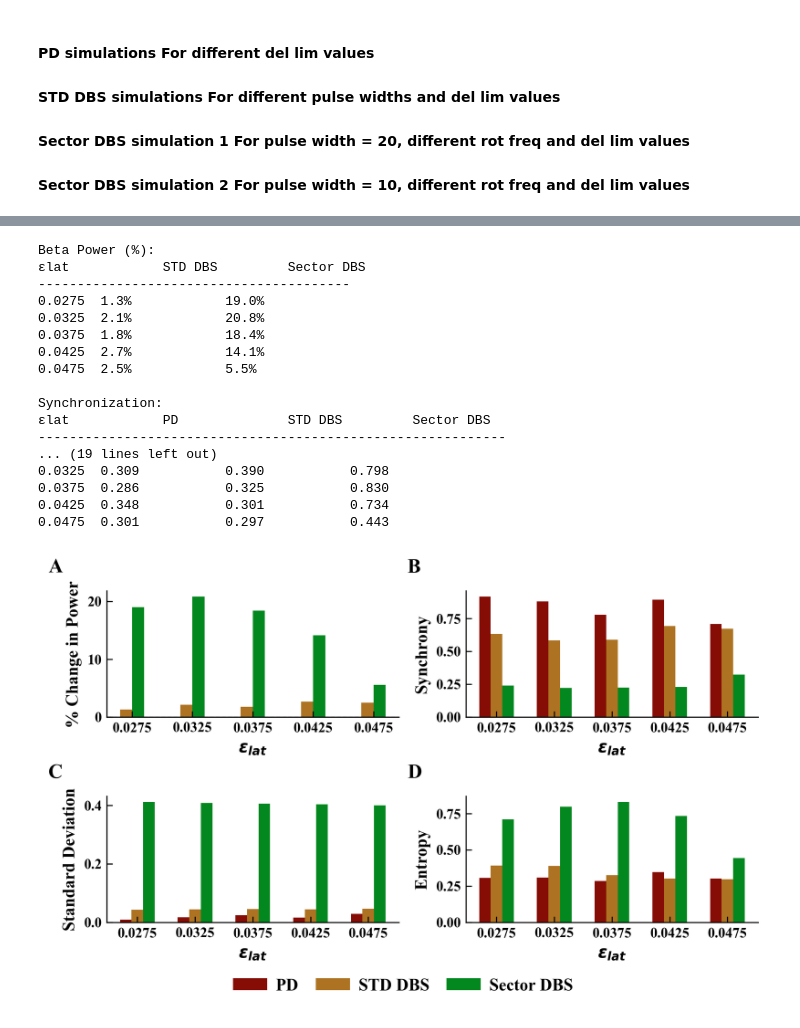
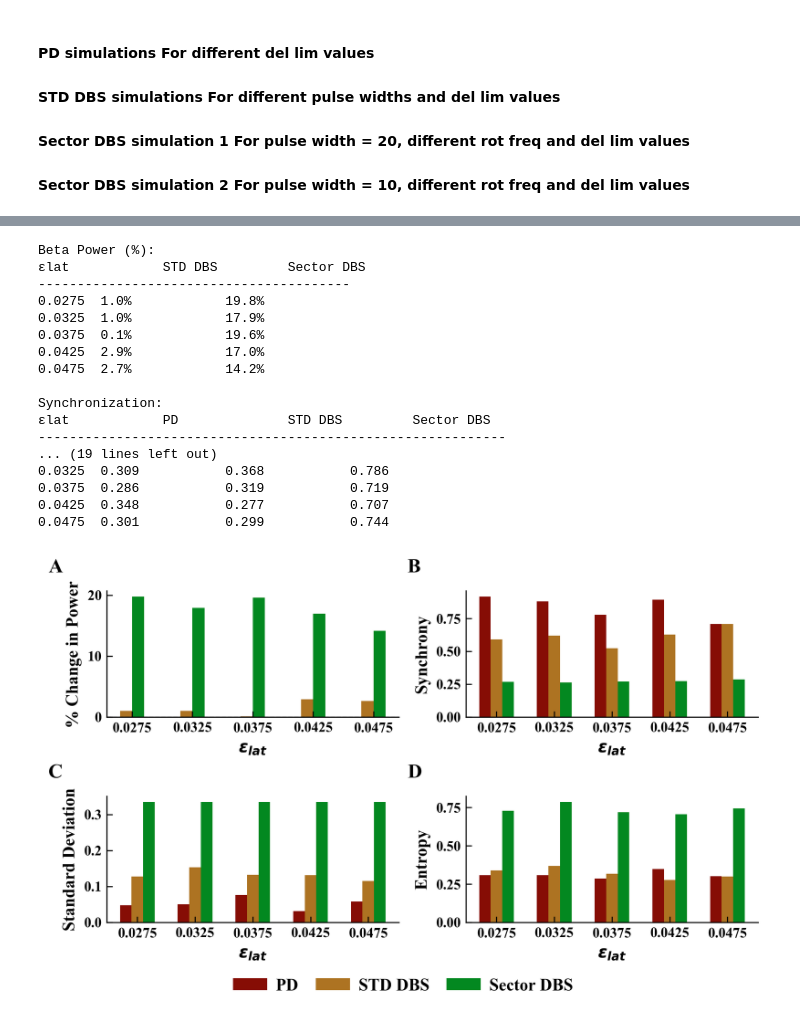
Before and after one commit to CharithaPalika/RotationalDeepBrainStimulation, a Jupyter notebook: results/stn_gpe_system/comparative_plots.ipynb, the cells around one changed output, grey strips where cells are left out. Drawn from its saved outputs; the diff is of its cells as text; code cells hidden in the pictures.

```diff
--- a/results/stn_gpe_system/comparative_plots.ipynb
+++ b/results/stn_gpe_system/comparative_plots.ipynb
@@ -91,8 +91,10 @@ def filter_array(input_array, indexes):
 # %%
 PD_FILE_PATH = os.path.join(project_root, 'results', 'stn_gpe_system', 'data', 'PD', 'processed_data.pkl')
 STD_DBS_FILE_PATH = os.path.join(project_root, 'results', 'stn_gpe_system', 'data', 'std_DBS', 'processed_data.pkl')
-SECTOR_DBS_FILE_PATH_PD20 = os.path.join(project_root, 'results', 'stn_gpe_system', 'data', 'sector_DBS', 'processed_data_PI_20.pkl')
+SECTOR_DBS_FILE_PATH_PW20 = os.path.join(project_root, 'results', 'stn_gpe_system', 'data', 'sector_DBS', 'processed_data_PI_20.pkl')
 SECTOR_DBS_FILE_PATH_PW10 = os.path.join(project_root, 'results', 'stn_gpe_system', 'data', 'sector_DBS', 'processed_data_PI_10.pkl')
+SECTOR_DBS_FILE_PATH_PW20_LOW_FREQ = os.path.join(project_root, 'results', 'stn_gpe_system', 'data', 'sector_DBS', 'processed_data_PI_20_vlow_freq_high_amp.pkl')
+SECTOR_DBS_FILE_PATH_PW10_LOW_FREQ = os.path.join(project_root, 'results', 'stn_gpe_system', 'data', 'sector_DBS', 'processed_data_PI_10_vlow_freq.pkl')
 
 LAT_STRENGTH_ARR = np.linspace(0.0275, 0.05, 10)
 
@@ -167,41 +220,64 @@ STD_DEV_Processed_SECTOR_DBS_PW20_ROT20 = np.array([SECTOR_DBS_DATA_PW20['STD_DE
 # Power in beta peak 1
 # ENTROPY DATA
 POWER_BETA_1_PD = np.array([PD_DATA['POWER_BETA_PD_1']['PD'][i] for i in list(PD_DATA['POWER_BETA_PD_1']['PD'].keys())])
+
 POWER_BETA_1_STD_DBS_PW10 = np.array([STD_DBS_DATA['POWER_BETA_STD_DBS_1']['STD_DBS_10'][i] for i in list(STD_DBS_DATA['POWER_BETA_STD_DBS_1']['STD_DBS_10'].keys())])
 POWER_BETA_1_SECTOR_DBS_PW10_ROT5 = np.array([SECTOR_DBS_DATA_PW10['POWER_BETA_SECTOR_DBS_1']['SECTOR_DBS_5'][i] for i in list(SECTOR_DBS_DATA_PW10['POWER_BETA_SECTOR_DBS_1']['SECTOR_DBS_5'].keys())])
 POWER_BETA_1_SECTOR_DBS_PW10_ROT10 = np.array([SECTOR_DBS_DATA_PW10['POWER_BETA_SECTOR_DBS_1']['SECTOR_DBS_10'][i] for i in list(SECTOR_DBS_DATA_PW10['POWER_BETA_SECTOR_DBS_1']['SECTOR_DBS_5'].keys())])
 POWER_BETA_1_SECTOR_DBS_PW10_ROT20 = np.array([SECTOR_DBS_DATA_PW10['POWER_BETA_SECTOR_DBS_1']['SECTOR_DBS_20'][i] for i in list(SECTOR_DBS_DATA_PW10['POWER_BETA_SECTOR_DBS_1']['SECTOR_DBS_5'].keys())])
+POWER_BETA_1_SECTOR_DBS_PW10_ROT0_5 = np.array([SECTOR_DBS_DATA_PW10_LOW_FREQ['POWER_BETA_SECTOR_DBS_1']['SECTOR_DBS_0_5'][i] for i in list(SECTOR_DBS_DATA_PW10_LOW_FREQ['POWER_BETA_SECTOR_DBS_1']['SECTOR_DBS_0_5'].keys())])
+POWER_BETA_1_SECTOR_DBS_PW10_ROT1 = np.array([SECTOR_DBS_DATA_PW10_LOW_FREQ['POWER_BETA_SECTOR_DBS_1']['SECTOR_DBS_1'][i] for i in list(SECTOR_DBS_DATA_PW10_LOW_FREQ['POWER_BETA_SECTOR_DBS_1']['SECTOR_DBS_0_5'].keys())])
+POWER_BETA_1_SECTOR_DBS_PW10_ROT2 = np.array([SECTOR_DBS_DATA_PW10_LOW_FREQ['POWER_BETA_SECTOR_DBS_1']['SECTOR_DBS_2'][i] for i in list(SECTOR_DBS_DATA_PW10_LOW_FREQ['POWER_BETA_SECTOR_DBS_1']['SECTOR_DBS_0_5'].keys())])
+
 
 POWER_BETA_1_STD_DBS_PW20 = np.array([STD_DBS_DATA['POWER_BETA_STD_DBS_1']['STD_DBS_20'][i] for i in list(STD_DBS_DATA['POWER_BETA_STD_DBS_1']['STD_DBS_20'].keys())])
 POWER_BETA_1_SECTOR_DBS_PW20_ROT5 = np.array([SECTOR_DBS_DATA_PW20['POWER_BETA_SECTOR_DBS_1']['SECTOR_DBS_5'][i] for i in list(SECTOR_DBS_DATA_PW20['POWER_BETA_SECTOR_DBS_1']['SECTOR_DBS_5'].keys())])
 POWER_BETA_1_SECTOR_DBS_PW20_ROT10 = np.array([SECTOR_DBS_DATA_PW20['POWER_BETA_SECTOR_DBS_1']['SECTOR_DBS_10'][i] for i in list(SECTOR_DBS_DATA_PW20['POWER_BETA_SECTOR_DBS_1']['SECTOR_DBS_5'].keys())])
 POWER_BETA_1_SECTOR_DBS_PW20_ROT20 = np.array([SECTOR_DBS_DATA_PW20['POWER_BETA_SECTOR_DBS_1']['SECTOR_DBS_20'][i] for i in list(SECTOR_DBS_DATA_PW20['POWER_BETA_SECTOR_DBS_1']['SECTOR_DBS_5'].keys())])
+POWER_BETA_1_SECTOR_DBS_PW20_ROT0_5 = np.array([SECTOR_DBS_DATA_PW20_LOW_FREQ['POWER_BETA_SECTOR_DBS_1']['SECTOR_DBS_0_5'][i] for i in list(SECTOR_DBS_DATA_PW20_LOW_FREQ['POWER_BETA_SECTOR_DBS_1']['SECTOR_DBS_0_5'].keys())])
+POWER_BETA_1_SECTOR_DBS_PW20_ROT1 = np.array([SECTOR_DBS_DATA_PW20_LOW_FREQ['POWER_BETA_SECTOR_DBS_1']['SECTOR_DBS_1'][i] for i in list(SECTOR_DBS_DATA_PW20_LOW_FREQ['POWER_BETA_SECTOR_DBS_1']['SECTOR_DBS_0_5'].keys())])
+POWER_BETA_1_SECTOR_DBS_PW20_ROT2 = np.array([SECTOR_DBS_DATA_PW20_LOW_FREQ['POWER_BETA_SECTOR_DBS_1']['SECTOR_DBS_2'][i] for i in list(SECTOR_DBS_DATA_PW20_LOW_FREQ['POWER_BETA_SECTOR_DBS_1']['SECTOR_DBS_0_5'].keys())])
 
 
 # Power in beta peak 2
 POWER_BETA_2_PD = np.array([PD_DATA['POWER_BETA_PD_2']['PD'][i] for i in list(PD_DATA['POWER_BETA_PD_2']['PD'].keys())])
+
 POWER_BETA_2_STD_DBS_PW10 = np.array([STD_DBS_DATA['POWER_BETA_STD_DBS_2']['STD_DBS_10'][i] for i in list(STD_DBS_DATA['POWER_BETA_STD_DBS_2']['STD_DBS_10'].keys())])
 POWER_BETA_2_SECTOR_DBS_PW10_ROT5 = np.array([SECTOR_DBS_DATA_PW10['POWER_BETA_SECTOR_DBS_2']['SECTOR_DBS_5'][i] for i in list(SECTOR_DBS_DATA_PW10['POWER_BETA_SECTOR_DBS_2']['SECTOR_DBS_5'].keys())])
 POWER_BETA_2_SECTOR_DBS_PW10_ROT10 = np.array([SECTOR_DBS_DATA_PW10['POWER_BETA_SECTOR_DBS_2']['SECTOR_DBS_10'][i] for i in list(SECTOR_DBS_DATA_PW10['POWER_BETA_SECTOR_DBS_2']['SECTOR_DBS_5'].keys())])
 POWER_BETA_2_SECTOR_DBS_PW10_ROT20 = np.array([SECTOR_DBS_DATA_PW10['POWER_BETA_SECTOR_DBS_2']['SECTOR_DBS_20'][i] for i in list(SECTOR_DBS_DATA_PW10['POWER_BETA_SECTOR_DBS_2']['SECTOR_DBS_5'].keys())])
+POWER_BETA_2_SECTOR_DBS_PW10_ROT0_5 = np.array([SECTOR_DBS_DATA_PW10_LOW_FREQ['POWER_BETA_SECTOR_DBS_2']['SECTOR_DBS_0_5'][i] for i in list(SECTOR_DBS_DATA_PW10_LOW_FREQ['POWER_BETA_SECTOR_DBS_2']['SECTOR_DBS_0_5'].keys())])
+POWER_BETA_2_SECTOR_DBS_PW10_ROT1 = np.array([SECTOR_DBS_DATA_PW10_LOW_FREQ['POWER_BETA_SECTOR_DBS_2']['SECTOR_DBS_1'][i] for i in list(SECTOR_DBS_DATA_PW10_LOW_FREQ['POWER_BETA_SECTOR_DBS_2']['SECTOR_DBS_0_5'].keys())])
+POWER_BETA_2_SECTOR_DBS_PW10_ROT2 = np.array([SECTOR_DBS_DATA_PW10_LOW_FREQ['POWER_BETA_SECTOR_DBS_2']['SECTOR_DBS_2'][i] for i in list(SECTOR_DBS_DATA_PW10_LOW_FREQ['POWER_BETA_SECTOR_DBS_2']['SECTOR_DBS_0_5'].keys())])
 
 POWER_BETA_2_STD_DBS_PW20 = np.array([STD_DBS_DATA['POWER_BETA_STD_DBS_2']['STD_DBS_20'][i] for i in list(STD_DBS_DATA['POWER_BETA_STD_DBS_2']['STD_DBS_20'].keys())])
 POWER_BETA_2_SECTOR_DBS_PW20_ROT5 = np.array([SECTOR_DBS_DATA_PW20['POWER_BETA_SECTOR_DBS_2']['SECTOR_DBS_5'][i] for i in list(SECTOR_DBS_DATA_PW20['POWER_BETA_SECTOR_DBS_2']['SECTOR_DBS_5'].keys())])
 POWER_BETA_2_SECTOR_DBS_PW20_ROT10 = np.array([SECTOR_DBS_DATA_PW20['POWER_BETA_SECTOR_DBS_2']['SECTOR_DBS_10'][i] for i in list(SECTOR_DBS_DATA_PW20['POWER_BETA_SECTOR_DBS_2']['SECTOR_DBS_5'].keys())])
 POWER_BETA_2_SECTOR_DBS_PW20_ROT20 = np.array([SECTOR_DBS_DATA_PW20['POWER_BETA_SECTOR_DBS_2']['SECTOR_DBS_20'][i] for i in list(SECTOR_DBS_DATA_PW20['POWER_BETA_SECTOR_DBS_2']['SECTOR_DBS_5'].keys())])
+POWER_BETA_2_SECTOR_DBS_PW20_ROT0_5 = np.array([SECTOR_DBS_DATA_PW20_LOW_FREQ['POWER_BETA_SECTOR_DBS_2']['SECTOR_DBS_0_5'][i] for i in list(SECTOR_DBS_DATA_PW20_LOW_FREQ['POWER_BETA_SECTOR_DBS_2']['SECTOR_DBS_0_5'].keys())])
+POWER_BETA_2_SECTOR_DBS_PW20_ROT1 = np.array([SECTOR_DBS_DATA_PW20_LOW_FREQ['POWER_BETA_SECTOR_DBS_2']['SECTOR_DBS_1'][i] for i in list(SECTOR_DBS_DATA_PW20_LOW_FREQ['POWER_BETA_SECTOR_DBS_2']['SECTOR_DBS_0_5'].keys())])
+POWER_BETA_2_SECTOR_DBS_PW20_ROT2 = np.array([SECTOR_DBS_DATA_PW20_LOW_FREQ['POWER_BETA_SECTOR_DBS_2']['SECTOR_DBS_2'][i] for i in list(SECTOR_DBS_DATA_PW20_LOW_FREQ['POWER_BETA_SECTOR_DBS_2']['SECTOR_DBS_0_5'].keys())])
 
 
 # Power in beta overall
 POWER_BETA_PD = np.array([PD_DATA['POWER_BETA_PD']['PD'][i] for i in list(PD_DATA['POWER_BETA_PD']['PD'].keys())])
+
 POWER_BETA_STD_DBS_PW10 = np.array([STD_DBS_DATA['POWER_BETA_STD_DBS']['STD_DBS_10'][i] for i in list(STD_DBS_DATA['POWER_BETA_STD_DBS']['STD_DBS_10'].keys())])
 POWER_BETA_SECTOR_DBS_PW10_ROT5 = np.array([SECTOR_DBS_DATA_PW10['POWER_BETA_SECTOR_DBS']['SECTOR_DBS_5'][i] for i in list(SECTOR_DBS_DATA_PW10['POWER_BETA_SECTOR_DBS']['SECTOR_DBS_5'].keys())])
 POWER_BETA_SECTOR_DBS_PW10_ROT10 = np.array([SECTOR_DBS_DATA_PW10['POWER_BETA_SECTOR_DBS']['SECTOR_DBS_10'][i] for i in list(SECTOR_DBS_DATA_PW10['POWER_BETA_SECTOR_DBS']['SECTOR_DBS_5'].keys())])
 POWER_BETA_SECTOR_DBS_PW10_ROT20 = np.array([SECTOR_DBS_DATA_PW10['POWER_BETA_SECTOR_DBS']['SECTOR_DBS_20'][i] for i in list(SECTOR_DBS_DATA_PW10['POWER_BETA_SECTOR_DBS']['SECTOR_DBS_5'].keys())])
+POWER_BETA_SECTOR_DBS_PW10_ROT0_5 = np.array([SECTOR_DBS_DATA_PW10_LOW_FREQ['POWER_BETA_SECTOR_DBS']['SECTOR_DBS_0_5'][i] for i in list(SECTOR_DBS_DATA_PW10_LOW_FREQ['POWER_BETA_SECTOR_DBS']['SECTOR_DBS_0_5'].keys())])
+POWER_BETA_SECTOR_DBS_PW10_ROT1 = np.array([SECTOR_DBS_DATA_PW10_LOW_FREQ['POWER_BETA_SECTOR_DBS']['SECTOR_DBS_1'][i] for i in list(SECTOR_DBS_DATA_PW10_LOW_FREQ['POWER_BETA_SECTOR_DBS']['SECTOR_DBS_0_5'].keys())])
+POWER_BETA_SECTOR_DBS_PW10_ROT2 = np.array([SECTOR_DBS_DATA_PW10_LOW_FREQ['POWER_BETA_SECTOR_DBS']['SECTOR_DBS_2'][i] for i in list(SECTOR_DBS_DATA_PW10_LOW_FREQ['POWER_BETA_SECTOR_DBS']['SECTOR_DBS_0_5'].keys())])
+
 
 POWER_BETA_STD_DBS_PW20 = np.array([STD_DBS_DATA['POWER_BETA_STD_DBS']['STD_DBS_20'][i] for i in list(STD_DBS_DATA['POWER_BETA_STD_DBS']['STD_DBS_20'].keys())])
 POWER_BETA_SECTOR_DBS_PW20_ROT5 = np.array([SECTOR_DBS_DATA_PW20['POWER_BETA_SECTOR_DBS']['SECTOR_DBS_5'][i] for i in list(SECTOR_DBS_DATA_PW20['POWER_BETA_SECTOR_DBS']['SECTOR_DBS_5'].keys())])
 POWER_BETA_SECTOR_DBS_PW20_ROT10 = np.array([SECTOR_DBS_DATA_PW20['POWER_BETA_SECTOR_DBS']['SECTOR_DBS_10'][i] for i in list(SECTOR_DBS_DATA_PW20['POWER_BETA_SECTOR_DBS']['SECTOR_DBS_5'].keys())])
 POWER_BETA_SECTOR_DBS_PW20_ROT20 = np.array([SECTOR_DBS_DATA_PW20['POWER_BETA_SECTOR_DBS']['SECTOR_DBS_20'][i] for i in list(SECTOR_DBS_DATA_PW20['POWER_BETA_SECTOR_DBS']['SECTOR_DBS_5'].keys())])
+POWER_BETA_SECTOR_DBS_PW20_ROT0_5 = np.array([SECTOR_DBS_DATA_PW20_LOW_FREQ['POWER_BETA_SECTOR_DBS']['SECTOR_DBS_0_5'][i] for i in list(SECTOR_DBS_DATA_PW20_LOW_FREQ['POWER_BETA_SECTOR_DBS']['SECTOR_DBS_0_5'].keys())])
+POWER_BETA_SECTOR_DBS_PW20_ROT1 = np.array([SECTOR_DBS_DATA_PW20_LOW_FREQ['POWER_BETA_SECTOR_DBS']['SECTOR_DBS_1'][i] for i in list(SECTOR_DBS_DATA_PW20_LOW_FREQ['POWER_BETA_SECTOR_DBS']['SECTOR_DBS_0_5'].keys())])
+POWER_BETA_SECTOR_DBS_PW20_ROT2 = np.array([SECTOR_DBS_DATA_PW20_LOW_FREQ['POWER_BETA_SECTOR_DBS']['SECTOR_DBS_2'][i] for i in list(SECTOR_DBS_DATA_PW20_LOW_FREQ['POWER_BETA_SECTOR_DBS']['SECTOR_DBS_0_5'].keys())])
 # %%
 # Filter arrays using INDEXES_PLOT
 INDEXES_PLOT = range(0,10,2)#np.array([0,2,4,6,8])
@@ -209,8 +285,8 @@ filtered_del_lim = filter_array(LAT_STRENGTH_ARR, INDEXES_PLOT)
 
 # Beta power data and calculate percentage change
 filtered_beta_pd = filter_array(POWER_BETA_1_PD, INDEXES_PLOT)
-filtered_beta_std = filter_array(POWER_BETA_1_STD_DBS_PW10, INDEXES_PLOT)
-filtered_beta_sector = filter_array(POWER_BETA_1_SECTOR_DBS_PW20_ROT5, INDEXES_PLOT)
+filtered_beta_std = filter_array(POWER_BETA_1_STD_DBS_PW20, INDEXES_PLOT)
+filtered_beta_sector = filter_array(POWER_BETA_1_SECTOR_DBS_PW20_ROT2, INDEXES_PLOT)
 
 # Calculate percentage change for beta power
 percent_change_std = np.abs(((filtered_beta_std - filtered_beta_pd) / filtered_beta_pd) * 100)
@@ -218,18 +294,18 @@ percent_change_sector = np.abs(((filtered_beta_sector - filtered_beta_pd) / filt
 
 # Sync data
 filtered_sync_pd = filter_array(SYNC_PD, INDEXES_PLOT)
-filtered_sync_std = filter_array(SYNC_STD_DBS_PW10, INDEXES_PLOT)
-filtered_sync_sector = filter_array(SYNC_SECTOR_DBS_PW20_ROT5, INDEXES_PLOT)
+filtered_sync_std = filter_array(SYNC_STD_DBS_PW20, INDEXES_PLOT)
+filtered_sync_sector = filter_array(SYNC_SECTOR_DBS_PW20_ROT2, INDEXES_PLOT)
 
 # STD dev data
 filtered_std_pd = filter_array(STD_DEV_PD, INDEXES_PLOT)
-filtered_std_std = filter_array(STD_DEV_STD_DBS_PW10, INDEXES_PLOT)
-filtered_std_sector = filter_array(STD_DEV_SECTOR_DBS_PW20_ROT5, INDEXES_PLOT)
+filtered_std_std = filter_array(STD_DEV_STD_DBS_PW20, INDEXES_PLOT)
+filtered_std_sector = filter_array(STD_DEV_SECTOR_DBS_PW20_ROT2, INDEXES_PLOT)
 
 # Entropy data
 filtered_entropy_pd = filter_array(ENTROPY_PD, INDEXES_PLOT)
-filtered_entropy_std = filter_array(ENTROPY_STD_DBS_PW10, INDEXES_PLOT)
-filtered_entropy_sector = filter_array(ENTROPY_SECTOR_DBS_PW20_ROT5, INDEXES_PLOT)
+filtered_entropy_std = filter_array(ENTROPY_STD_DBS_PW20, INDEXES_PLOT)
+filtered_entropy_sector = filter_array(ENTROPY_SECTOR_DBS_PW20_ROT2, INDEXES_PLOT)
 
 # Create 2x2 grid plot
 fig, ((ax1, ax2), (ax3, ax4)) = plt.subplots(2, 2, figsize=(7, 4))
@@ -314,40 +390,40 @@ for ax, label, xpos in zip(axs, texts, x_positions):
 # Print numerical values for all metrics
 metrics = ['Beta Power (%)', 'Synchronization', 'Standard Deviation', 'Entropy']
 data_sets = [
     (percent_change_std, percent_change_sector),
     (filtered_sync_pd, filtered_sync_std, filtered_sync_sector),
     (filtered_std_pd, filtered_std_std, filtered_std_sector),
     (filtered_entropy_pd, filtered_entropy_std, filtered_entropy_sector)
 ]
 
 for metric, data in zip(metrics, data_sets):
     print(f"\n{metric}:")
     if metric == 'Beta Power (%)':
         print("εlat\t\tSTD DBS\t\tSector DBS")
         print("-"*40)
         for i in range(len(filtered_del_lim)):
             print(f"{filtered_del_lim[i]:.4f}\t{data[0][i]:.1f}%\t\t{data[1][i]:.1f}%")
     else:
         print("εlat\t\tPD\t\tSTD DBS\t\tSector DBS")
         print("-"*60)
         for i in range(len(filtered_del_lim)):
             print(f"{filtered_del_lim[i]:.4f}\t{data[0][i]:.3f}\t\t{data[1][i]:.3f}\t\t{data[2][i]:.3f}")
 # %% [output]
 Beta Power (%):
 εlat            STD DBS         Sector DBS
 ----------------------------------------
-0.0275  1.3%            19.0%
-0.0325  2.1%            20.8%
-0.0375  1.8%            18.4%
-0.0425  2.7%            14.1%
-0.0475  2.5%            5.5%
+0.0275  1.0%            19.8%
+0.0325  1.0%            17.9%
+0.0375  0.1%            19.6%
+0.0425  2.9%            17.0%
+0.0475  2.7%            14.2%
 
 Synchronization:
 εlat            PD              STD DBS         Sector DBS
 ------------------------------------------------------------
 ... (19 lines left out)
-0.0325  0.309           0.390           0.798
-0.0375  0.286           0.325           0.830
-0.0425  0.348           0.301           0.734
-0.0475  0.301           0.297           0.443
+0.0325  0.309           0.368           0.786
+0.0375  0.286           0.319           0.719
+0.0425  0.348           0.277           0.707
+0.0475  0.301           0.299           0.744
-[figure, old version]
+[figure, new version]
```
Also changed, not shown: parts of 7 cells of this notebook, 8 other files.
